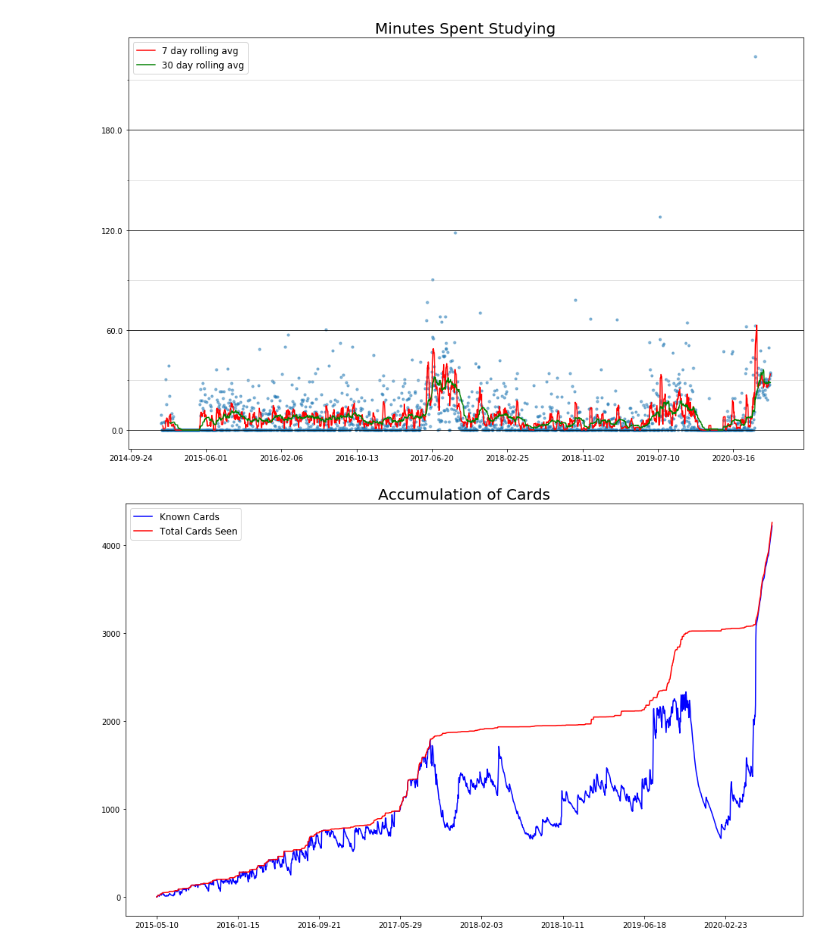
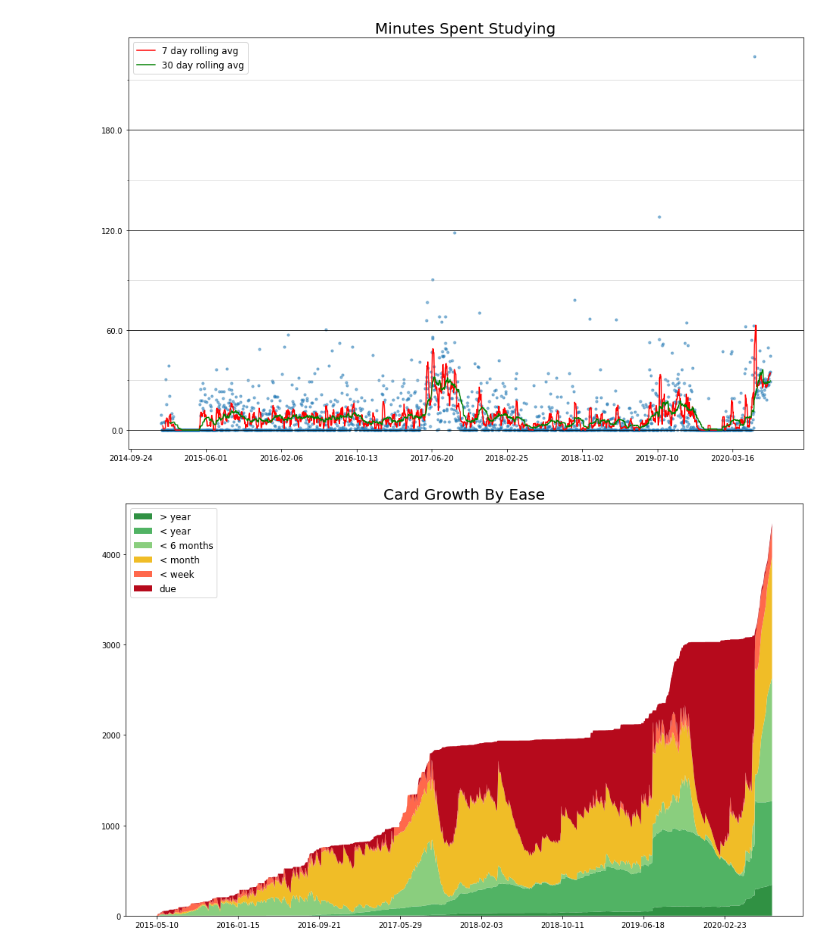
Before and after one commit to NapsterInBlue/anki_progress, a Jupyter notebook: anki_progress.ipynb, the cells around one changed output. Saved outputs shown, nothing was run; the diff lists cells and outputs as text; code cells hidden in the pictures.

Commit message:
Rewrite card growth function to be by time due

```diff
--- a/anki_progress.ipynb
+++ b/anki_progress.ipynb
@@ -15,8 +15,9 @@ ax = plot_trended_study_time(study_time)
 # %%
 from data import get_all_card_statuses_by_day
 from viz import plot_card_catalog_growth
 
 df = get_all_card_statuses_by_day()
-plot_card_catalog_growth(df);
+gb = df.groupby(['date', 'status']).size().unstack().fillna(0)
+plot_card_catalog_growth(gb);
 # %% [output]
-[figure, old version]
+[figure, new version]
```
Also changed, not shown: 2 other files.
